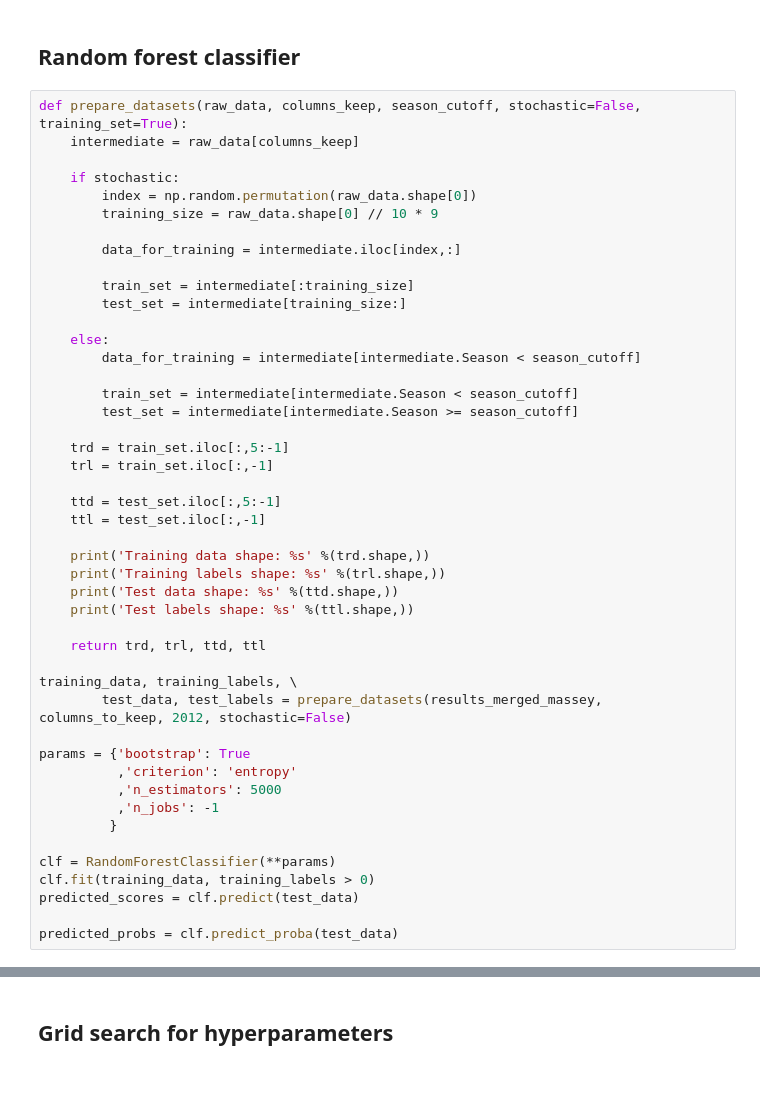
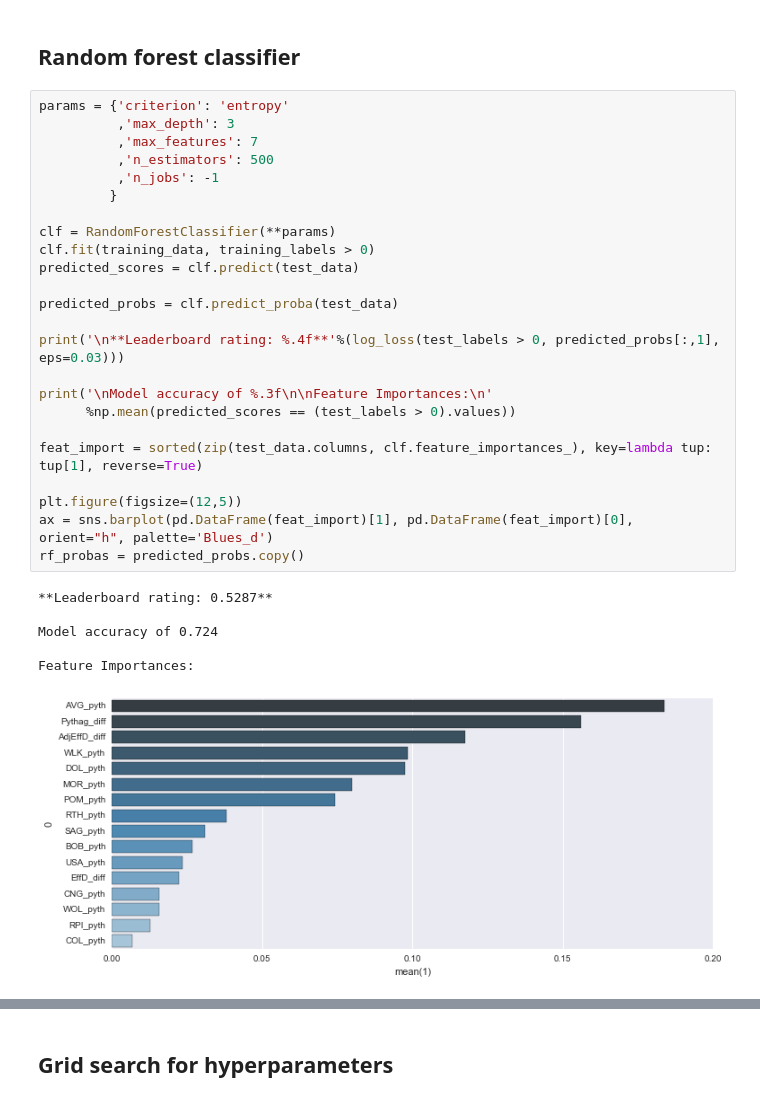
Before and after one commit to dlin17/kaggle, a Jupyter notebook: marchmadness/random_forest.ipynb, the cells around one changed output, grey strips where cells are left out. Drawn from its saved outputs; the diff is of its cells as text.

```diff
--- a/marchmadness/random_forest.ipynb
+++ b/marchmadness/random_forest.ipynb
@@ -89,48 +148,33 @@ Final output shape: (1692, 462)
 # %% [markdown]
 ## Random forest classifier
-# %%
-def prepare_datasets(raw_data, columns_keep, season_cutoff, stochastic=False, training_set=True):
-    intermediate = raw_data[columns_keep]
-
-    if stochastic:
-        index = np.random.permutation(raw_data.shape[0])
-        training_size = raw_data.shape[0] // 10 * 9
-
-        data_for_training = intermediate.iloc[index,:]
-
-        train_set = intermediate[:training_size]
-        test_set = intermediate[training_size:]
-
-    else:
-        data_for_training = intermediate[intermediate.Season < season_cutoff]
-
-        train_set = intermediate[intermediate.Season < season_cutoff]
-        test_set = intermediate[intermediate.Season >= season_cutoff]
-
-    trd = train_set.iloc[:,5:-1]
-    trl = train_set.iloc[:,-1]
-
-    ttd = test_set.iloc[:,5:-1]
-    ttl = test_set.iloc[:,-1]
-
-    print('Training data shape: %s' %(trd.shape,))
-    print('Training labels shape: %s' %(trl.shape,))
-    print('Test data shape: %s' %(ttd.shape,))
-    print('Test labels shape: %s' %(ttl.shape,))
-
-    return trd, trl, ttd, ttl
-
-training_data, training_labels, \
-        test_data, test_labels = prepare_datasets(results_merged_massey, columns_to_keep, 2012, stochastic=False)
-
-params = {'bootstrap': True
-          ,'criterion': 'entropy'
-          ,'n_estimators': 5000
-          ,'n_jobs': -1
-         }
-
-clf = RandomForestClassifier(**params)
-clf.fit(training_data, training_labels > 0)
-predicted_scores = clf.predict(test_data)
-
-predicted_probs = clf.predict_proba(test_data)
+# %%
+params = {'criterion': 'entropy'
+          ,'max_depth': 3
+          ,'max_features': 7
+          ,'n_estimators': 500
+          ,'n_jobs': -1
+         }
+
+clf = RandomForestClassifier(**params)
+clf.fit(training_data, training_labels > 0)
+predicted_scores = clf.predict(test_data)
+
+predicted_probs = clf.predict_proba(test_data)
+
+print('\n**Leaderboard rating: %.4f**'%(log_loss(test_labels > 0, predicted_probs[:,1], eps=0.03)))
+
+print('\nModel accuracy of %.3f\n\nFeature Importances:\n'
+      %np.mean(predicted_scores == (test_labels > 0).values))
+
+feat_import = sorted(zip(test_data.columns, clf.feature_importances_), key=lambda tup: tup[1], reverse=True)
+
+plt.figure(figsize=(12,5))
+ax = sns.barplot(pd.DataFrame(feat_import)[1], pd.DataFrame(feat_import)[0], orient="h", palette='Blues_d')
+rf_probas = predicted_probs.copy()
+# %% [output]
+**Leaderboard rating: 0.5287**
+
+Model accuracy of 0.724
+
+Feature Importances:
+[figure, added]
```
Also changed, not shown: parts of 14 cells of this notebook.
